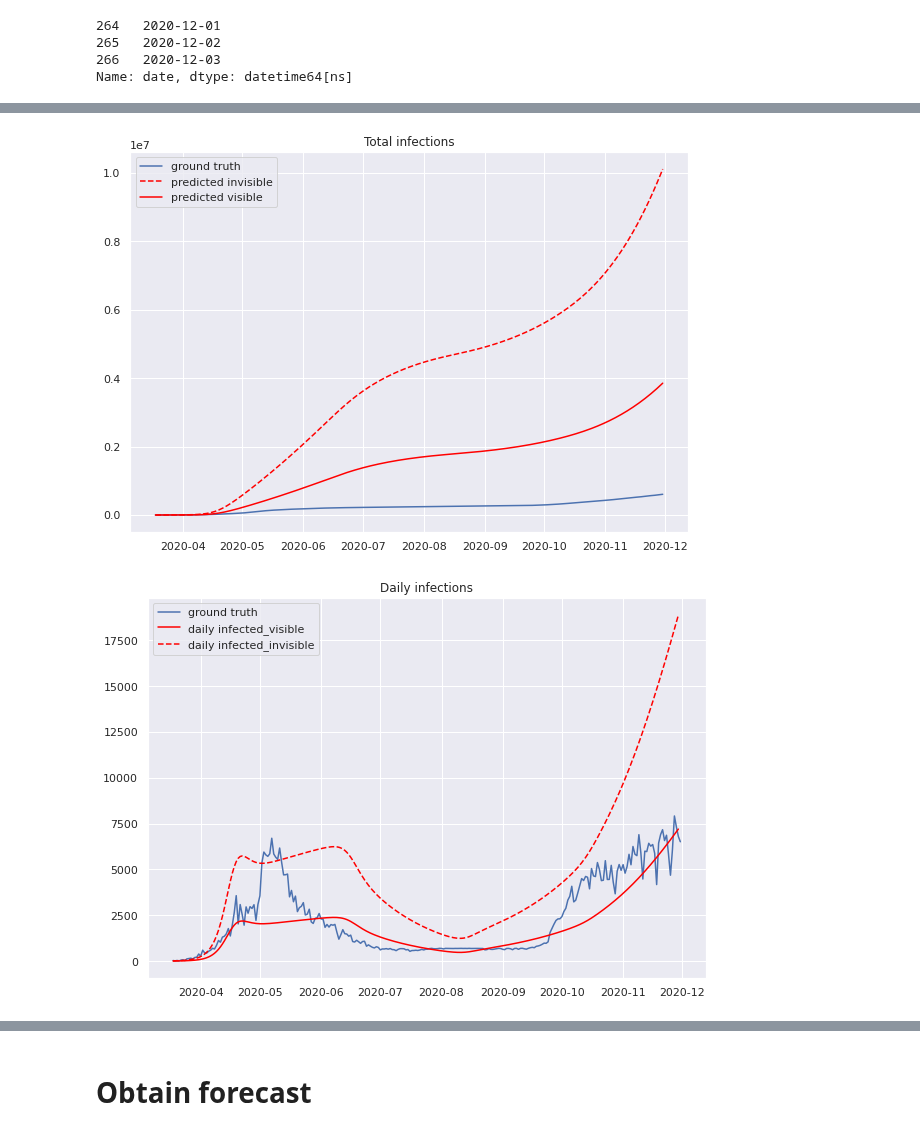
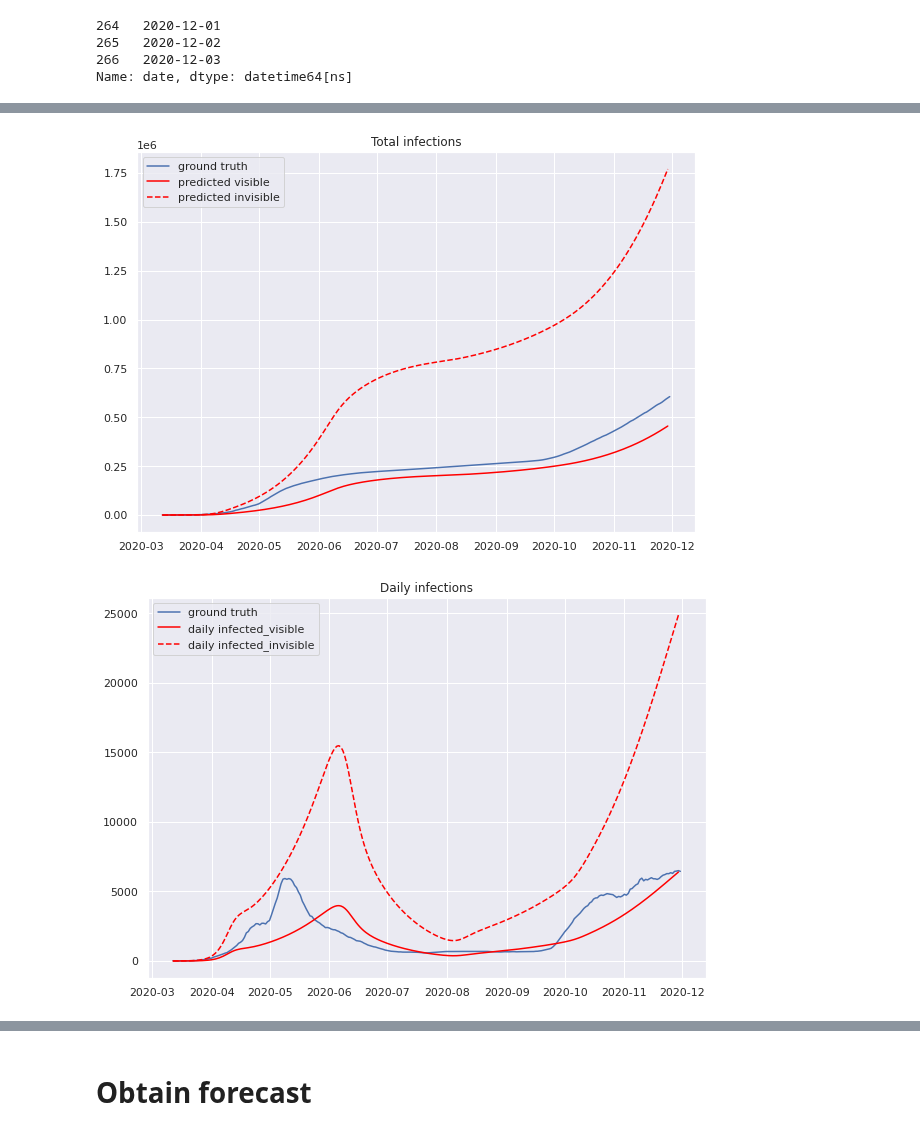
Before and after one commit to btseytlin/covid_peak_sir_modelling, a Jupyter notebook: seir_moscow_hidden.ipynb, the cells around one changed output, grey strips where cells are left out. Cells and saved outputs as stored; diff of their text form; code cells hidden in the pictures.

Commit message:
New best fit using weighted loss

```diff
--- a/seir_moscow_hidden.ipynb
+++ b/seir_moscow_hidden.ipynb
@@ -24,7 +27,10 @@ from sir_models.utils import stepwise, eval_on_select_dates_and_k_days_ahead
 # Load data
 # %%
 df = pd.read_csv('data/moscow_prepared.csv', parse_dates=['date'])
-df = df.dropna()
+for column in df.columns:
+    if column.endswith('_ma7'):
+        original_column = column.strip('_ma7')
+        df[column] = df[column].fillna(df[original_column])
 # %%
 df.head()
 # %% [output]
@@ -61,15 +67,17 @@ train_subset.head()
 class SEIRHiddenMoscow(SEIRHidden):
     def get_fit_params(self, data):
         params = super().get_fit_params(data)
-        params['epidemic_started_days_ago'].value = 20
+#         params['epidemic_started_days_ago'].value = 20
         return params
 
 class HiddenCurveFitterMoscow(HiddenCurveFitter):
     def __init__(self, *args,
                  new_recoveries_col='recovered_per_day',
+                 weights=None,
                  **kwargs):
         super().__init__(*args, **kwargs)
         self.new_recoveries_col = new_recoveries_col
+        self.weights = weights
 
     def residual(self, params, t_vals, data, model):
         model.params = params
@@ -86,27 +94,40 @@ class HiddenCurveFitterMoscow(HiddenCurveFitter):
         true_daily_deaths = data[self.new_deaths_col][:len(new_dead_visible)].values
         true_daily_recoveries = data[self.new_recoveries_col][:len(new_recovered_visible)].values
 
-
         resid_I_new = self.resid_transform(true_daily_cases, new_infected_visible)
         resid_D_new = self.resid_transform(true_daily_deaths, new_dead_visible)
         resid_R_new = self.resid_transform(true_daily_recoveries, new_recovered_visible)
 
-        residuals = np.concatenate([
-            resid_I_new,
-            resid_D_new,
-            resid_R_new,
-        ]).flatten()
+        if self.weights:
+            residuals = np.concatenate([
+                self.weights['I'] * resid_I_new,
+                self.weights['D'] * resid_D_new,
+                self.weights['R'] * resid_R_new,
+            ]).flatten()
+        else:
+            residuals = np.concatenate([
+                resid_I_new,
+                resid_D_new,
+                resid_R_new,
+            ]).flatten()
         return residuals
 # %%
 stepwize_size = 60
+
+weights = {
+    'I': 0.5,
+    'R': 0.5,
+    'D': 1,
+}
 model = SEIRHiddenMoscow(stepwise_size=stepwize_size)
 fitter = HiddenCurveFitterMoscow(
      new_deaths_col='deaths_per_day_ma7',
      new_cases_col='infected_per_day_ma7',
      new_recoveries_col='recovered_per_day_ma7',
+
+     weights=weights,
      max_iters=1000,
-     save_params_every=10,
-#      brute_params=['epidemic_started_days_ago']
+     save_params_every=50,
 )
 fitter.fit(model, train_subset)
 # %%
@@ -207,25 +228,25 @@ plt.show()
 # %%
 plt.figure(figsize=(10, 7))
 plt.plot(train_subset.date, train_subset['total_infected'], label='ground truth')
-plt.plot(train_subset.date, I.cumsum(), label='predicted invisible', color='red', linestyle='dashed' )
-plt.plot(train_subset.date, Iv.cumsum(), label='predicted visible', color='red')
+plt.plot(train_subset.date[:-1], new_infected_visible.cumsum(), label='predicted visible', color='red')
+plt.plot(train_subset.date[:-1], new_infected_invisible.cumsum(), label='predicted invisible', color='red',  linestyle='dashed' )
 plt.legend()
 plt.title('Total infections')
 plt.show()
 # %% [output]
-[figure, old version]
+[figure, new version]
 # %%
 plt.figure(figsize=(10, 7))
-plt.plot(train_subset.date, train_subset['infected_per_day'], label='ground truth')
+plt.plot(train_subset.date, train_subset['infected_per_day_ma7'], label='ground truth')
 
 plt.plot(train_subset.date[:-1], new_infected_visible, label='daily infected_visible', color='red')
 
 plt.plot(train_subset.date[:-1], new_infected_invisible, label='daily infected_invisible', color='red', linestyle='dashed')
 plt.legend()
 plt.title('Daily infections')
 plt.show()
 # %% [output]
-[figure, old version]
+[figure, new version]
 # %%
 plt.figure(figsize=(10, 7))
 plt.plot(train_subset.date, train_subset['infected'], label='ground truth')
```
Also changed, not shown: parts of 22 cells of this notebook.
